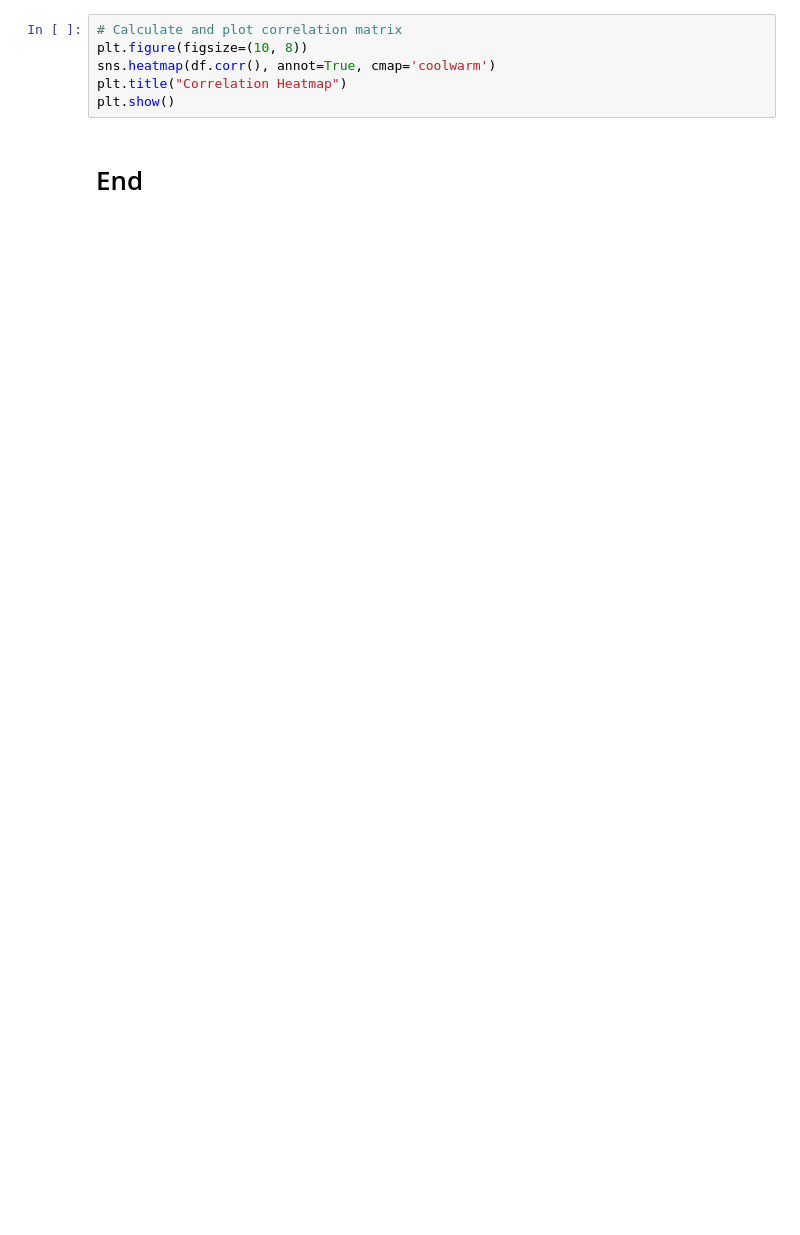
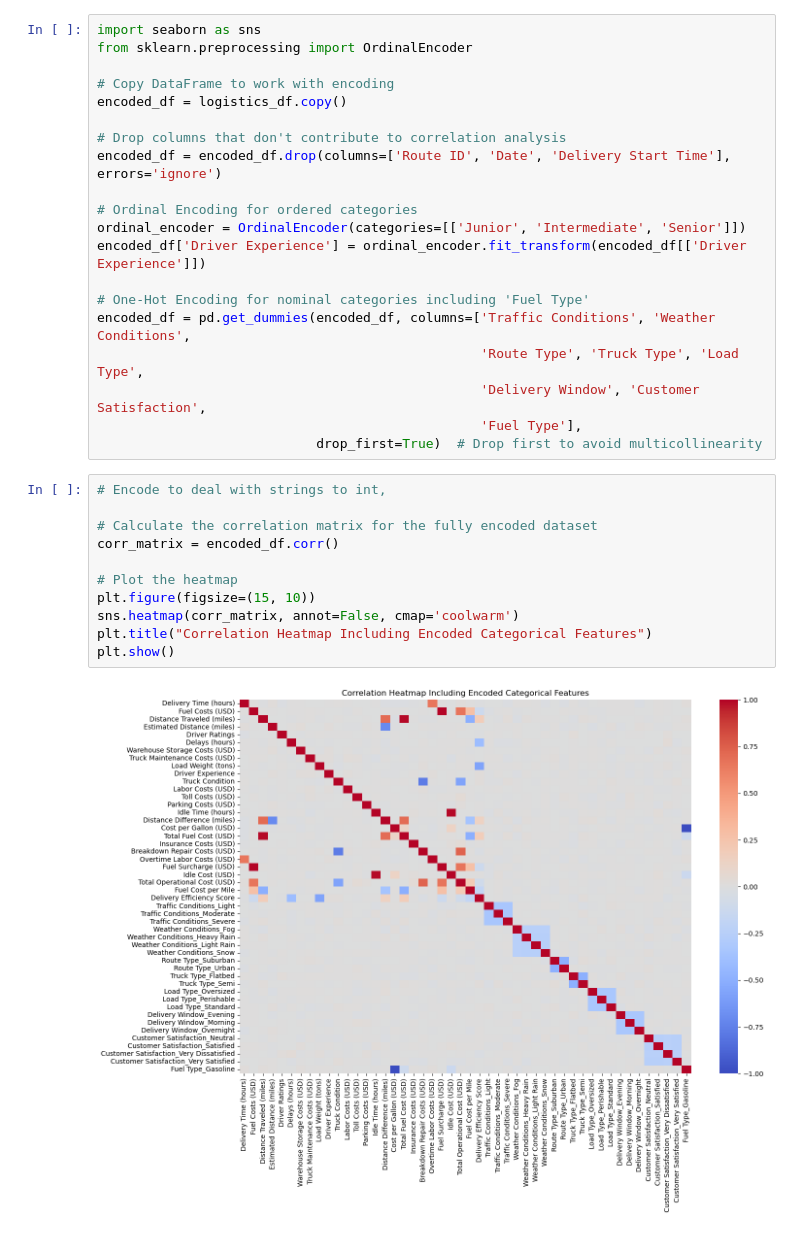
Before and after one commit to pcpetty/logistics-optimization-project, a Jupyter notebook: notebooks/01_data_exploration.ipynb, the cells around one changed output. Cells and saved outputs as stored; diff of their text form; blank space fills up the shorter version.

```diff
--- a/notebooks/01_data_exploration.ipynb
+++ b/notebooks/01_data_exploration.ipynb
@@ -39,8 +78,33 @@ plt.show()
+# %%
+import seaborn as sns
+from sklearn.preprocessing import OrdinalEncoder
+
+# Copy DataFrame to work with encoding
+encoded_df = logistics_df.copy()
+
+# Drop columns that don't contribute to correlation analysis
+encoded_df = encoded_df.drop(columns=['Route ID', 'Date', 'Delivery Start Time'], errors='ignore')
+
+# Ordinal Encoding for ordered categories
+ordinal_encoder = OrdinalEncoder(categories=[['Junior', 'Intermediate', 'Senior']])
+encoded_df['Driver Experience'] = ordinal_encoder.fit_transform(encoded_df[['Driver Experience']])
+
+# One-Hot Encoding for nominal categories including 'Fuel Type'
+encoded_df = pd.get_dummies(encoded_df, columns=['Traffic Conditions', 'Weather Conditions',
+                                                 'Route Type', 'Truck Type', 'Load Type',
+                                                 'Delivery Window', 'Customer Satisfaction',
+                                                 'Fuel Type'],
+                            drop_first=True)  # Drop first to avoid multicollinearity
 # %%
-# Calculate and plot correlation matrix
-plt.figure(figsize=(10, 8))
-sns.heatmap(df.corr(), annot=True, cmap='coolwarm')
-plt.title("Correlation Heatmap")
+# Encode to deal with strings to int,
+
+# Calculate the correlation matrix for the fully encoded dataset
+corr_matrix = encoded_df.corr()
+
+# Plot the heatmap
+plt.figure(figsize=(15, 10))
+sns.heatmap(corr_matrix, annot=False, cmap='coolwarm')
+plt.title("Correlation Heatmap Including Encoded Categorical Features")
 plt.show()
+# %% [output]
+[figure, added]
-# %% [markdown]
-# End
```
Also changed, not shown: parts of 6 cells of this notebook, 7 other files.
